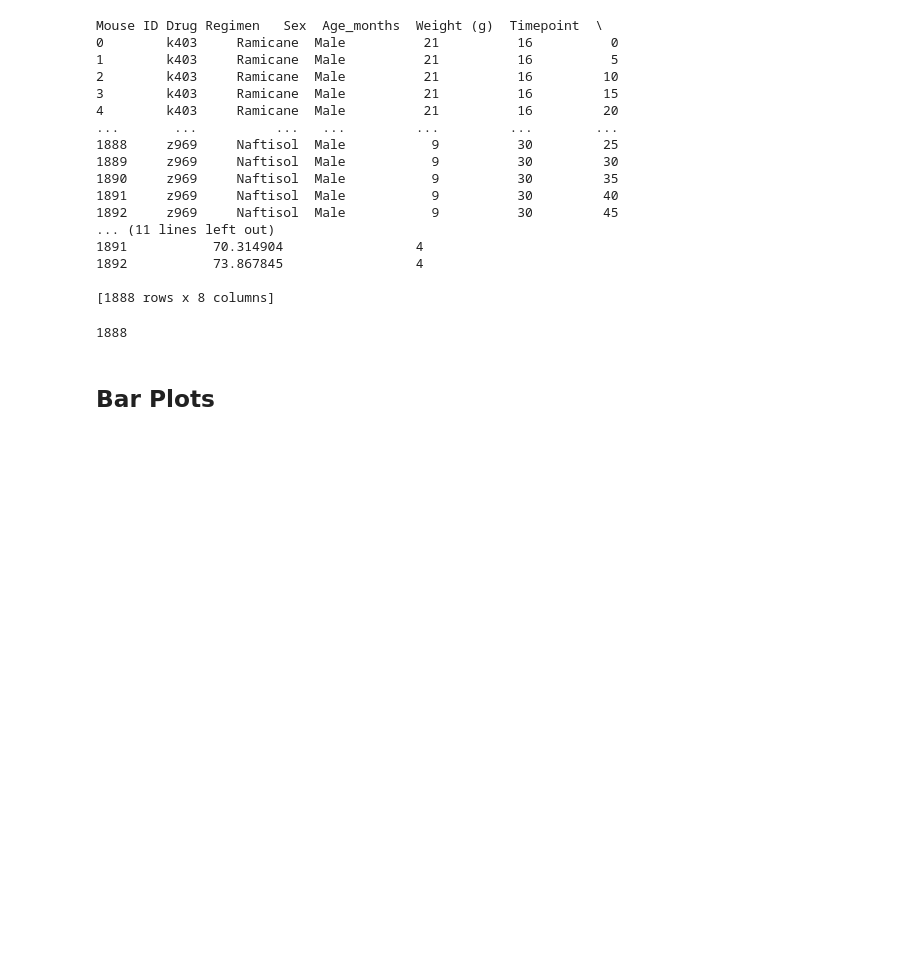
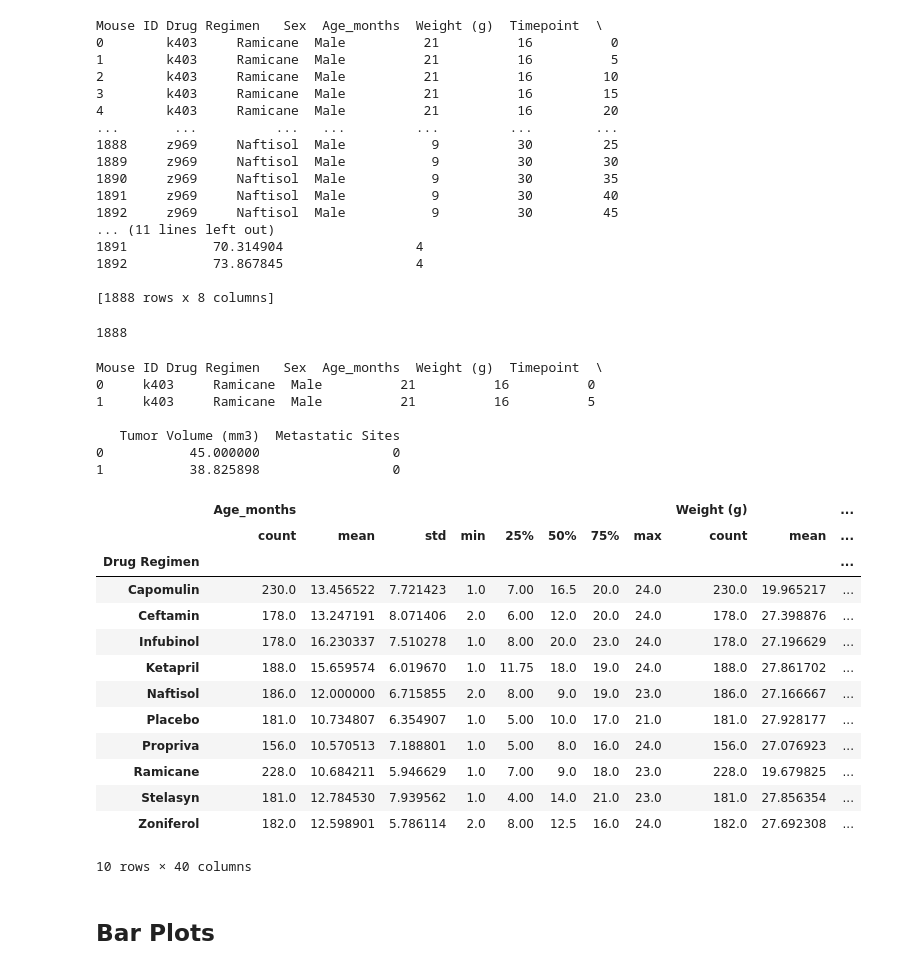
Before and after one commit to N3tadm1n/agbascala-gmail.com, a Jupyter notebook: pymaceuticals_starter.ipynb, the cells around one changed output. Cells and saved outputs as stored; diff of their text form; code cells hidden in the pictures; blank space fills up the shorter version.

```diff
--- a/pymaceuticals_starter.ipynb
+++ b/pymaceuticals_starter.ipynb
@@ -99,6 +99,34 @@ length_df
 # This method is the most straighforward, creating multiple series and putting them all together at the end.
 # %%
 # Generate a summary statistics table of mean, median, variance, standard deviation, and SEM of the tumor volume for each regimen
+
+merge_df
+print(merge_df.head(2))
+# Summary statistics Data per Regimen
+Regimen_Merged_group_df = merge_df.groupby(['Drug Regimen'])
+Regimen_Merged_group_df.describe()
+# %% [output]
+Mouse ID Drug Regimen   Sex  Age_months  Weight (g)  Timepoint  \
+0     k403     Ramicane  Male          21          16          0
+1     k403     Ramicane  Male          21          16          5
+
+   Tumor Volume (mm3)  Metastatic Sites
+0           45.000000                 0
+1           38.825898                 0
+|  | Age_months |  |  |  |  |  |  |  | Weight (g) |  | ... |
+|  | count | mean | std | min | 25% | 50% | 75% | max | count | mean | ... |
+| Drug Regimen |  |  |  |  |  |  |  |  |  |  | ... |
+| Capomulin | 230.0 | 13.456522 | 7.721423 | 1.0 | 7.00 | 16.5 | 20.0 | 24.0 | 230.0 | 19.965217 | ... |
+| Ceftamin | 178.0 | 13.247191 | 8.071406 | 2.0 | 6.00 | 12.0 | 20.0 | 24.0 | 178.0 | 27.398876 | ... |
+| Infubinol | 178.0 | 16.230337 | 7.510278 | 1.0 | 8.00 | 20.0 | 23.0 | 24.0 | 178.0 | 27.196629 | ... |
+| Ketapril | 188.0 | 15.659574 | 6.019670 | 1.0 | 11.75 | 18.0 | 19.0 | 24.0 | 188.0 | 27.861702 | ... |
+| Naftisol | 186.0 | 12.000000 | 6.715855 | 2.0 | 8.00 | 9.0 | 19.0 | 23.0 | 186.0 | 27.166667 | ... |
+| Placebo | 181.0 | 10.734807 | 6.354907 | 1.0 | 5.00 | 10.0 | 17.0 | 21.0 | 181.0 | 27.928177 | ... |
+| Propriva | 156.0 | 10.570513 | 7.188801 | 1.0 | 5.00 | 8.0 | 16.0 | 24.0 | 156.0 | 27.076923 | ... |
+| Ramicane | 228.0 | 10.684211 | 5.946629 | 1.0 | 7.00 | 9.0 | 18.0 | 23.0 | 228.0 | 19.679825 | ... |
+| Stelasyn | 181.0 | 12.784530 | 7.939562 | 1.0 | 4.00 | 14.0 | 21.0 | 23.0 | 181.0 | 27.856354 | ... |
+| Zoniferol | 182.0 | 12.598901 | 5.786114 | 2.0 | 8.00 | 12.5 | 16.0 | 24.0 | 182.0 | 27.692308 | ... |
+10 rows × 40 columns
 # %% [markdown]
 ## Bar Plots
 # %%
```
Also changed, not shown: parts of 4 cells of this notebook.
